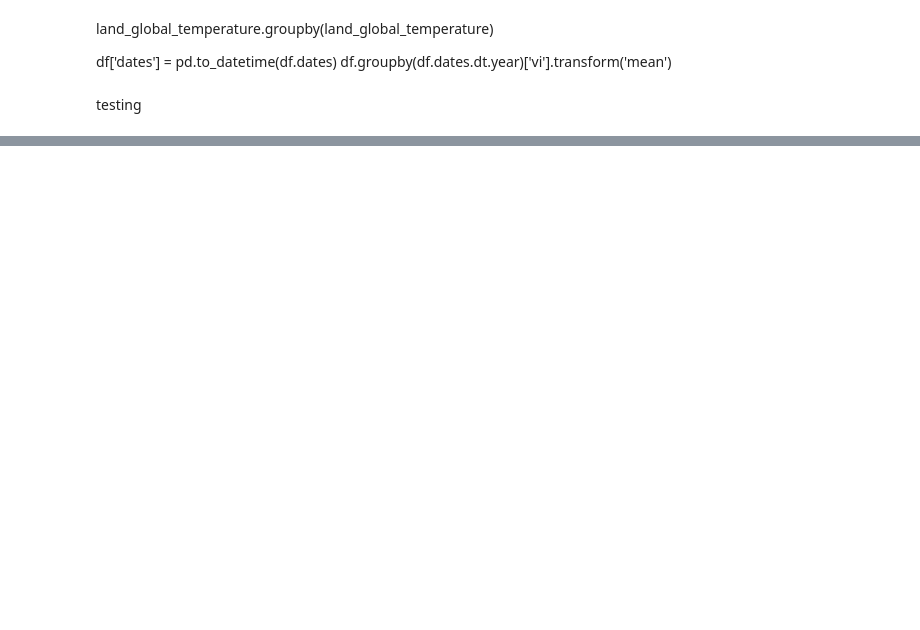
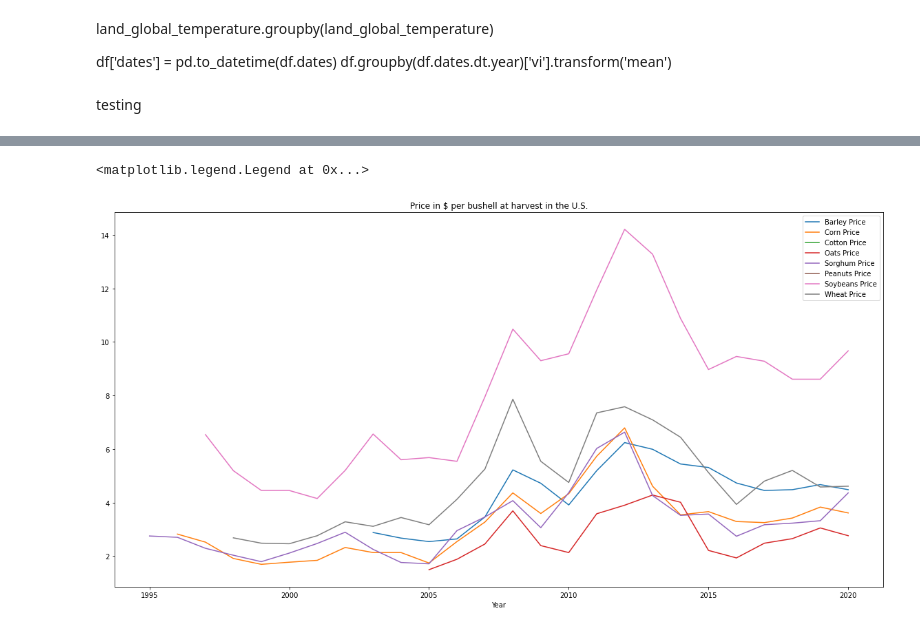
Before and after one commit to joshuacreveling/Group_Project_1, a Jupyter notebook: commodities_prices_vs_climate_change.ipynb, the cells around one changed output, grey strips where cells are left out. Drawn from its saved outputs; the diff is of its cells as text; code cells hidden in the pictures; blank space fills up the shorter version.

```diff
--- a/commodities_prices_vs_climate_change.ipynb
+++ b/commodities_prices_vs_climate_change.ipynb
@@ -138,0 +93,48 @@ monthly_commodity_prices_df.head()
+# %%
+barley_df = barley_df.set_index('Year')
+corn_df = corn_df.set_index('Year')
+cotton_df = cotton_df.set_index('Year')
+oats_df = oats_df.set_index('Year')
+sorghum_df = sorghum_df.set_index('Year')
+peanuts_df = peanuts_df.set_index('Year')
+soybeans_df = soybeans_df.set_index('Year')
+wheat_df = wheat_df.set_index('Year')
+# %%
+barley_price_df = barley_df.loc[(barley_df['RegionId'] == 10) & (barley_df['UnitsId'] == 30)]
+corn_price_df = corn_df.loc[(corn_df['RegionId'] == 10) & (corn_df['UnitsId'] == 30)]
+cotton_price_df = cotton_df.loc[(cotton_df['RegionId'] == 10) & (cotton_df['UnitsId'] == 30)]
+oats_price_df = oats_df.loc[(oats_df['RegionId'] == 10) & (oats_df['UnitsId'] == 30)]
+sorghum_price_df = sorghum_df.loc[(sorghum_df['RegionId'] == 10) & (sorghum_df['UnitsId'] == 30)]
+peanuts_price_df = peanuts_df.loc[(peanuts_df['RegionId'] == 10) & (peanuts_df['UnitsId'] == 30)]
+soybeans_price_df = soybeans_df.loc[(soybeans_df['RegionId'] == 10) & (soybeans_df['UnitsId'] == 30)]
+wheat_price_df = wheat_df.loc[(wheat_df['RegionId'] == 10) & (wheat_df['UnitsId'] == 30)]
+# %%
+barley_price_df = barley_price_df['Value']
+corn_price_df = corn_price_df['Value']
+cotton_price_df = cotton_price_df['Value']
+oats_price_df = oats_price_df['Value']
+sorghum_price_df = sorghum_price_df['Value']
+peanuts_price_df = peanuts_price_df['Value']
+soybeans_price_df = soybeans_price_df['Value']
+wheat_price_df = wheat_price_df['Value']
+# %%
+ax = barley_price_df.plot(rot=90, figsize=(20,10), title="Price in $ per bushell at harvest in the U.S.")
+corn_price_df.plot(ax=ax)
+cotton_price_df.plot(ax=ax)
+oats_price_df.plot(ax=ax)
+sorghum_price_df.plot(ax=ax)
+peanuts_price_df.plot(ax=ax)
+soybeans_price_df.plot(ax=ax)
+wheat_price_df.plot(ax=ax)
+
+ax.legend(['Barley Price',
+          'Corn Price',
+          'Cotton Price',
+          'Oats Price',
+          'Sorghum Price',
+          'Peanuts Price',
+          'Soybeans Price',
+          'Wheat Price'])
+# %% [output]
+<matplotlib.legend.Legend at 0x...>
+[figure, added]
```
Also changed, not shown: parts of 15 cells of this notebook, 14 other files.
